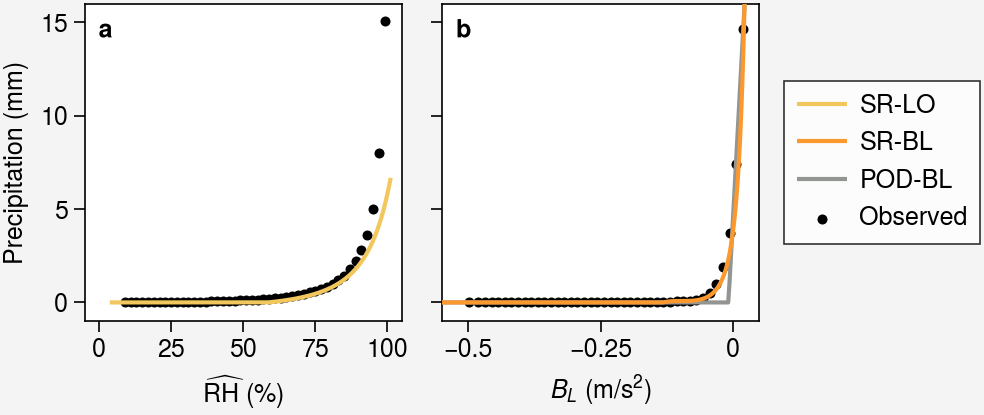
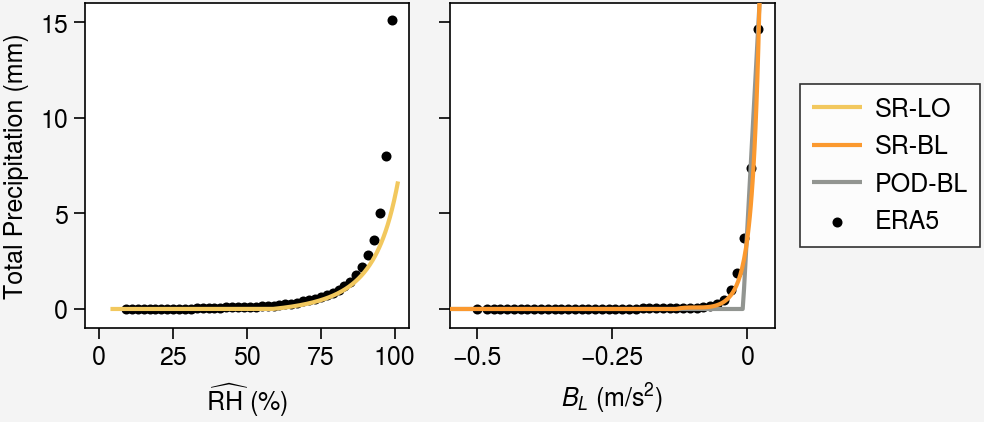
Code edit (unified diff) that turned the first committed figure into the second:
--- before
+++ after
@@ -47,11 +47,10 @@
 axs[0].format(xlabel=r'$\widehat{\mathrm{RH}}$ (%)',xlim=(-5,105),xticks=25)
 finite = np.isfinite(ymeans)
-axs[1].scatter(xbins[finite][::5],ymeans[finite][::5],color='k',marker='.',zorder=0,label='Observed')
+axs[1].scatter(xbins[finite][::5],ymeans[finite][::5],color='k',marker='.',zorder=0,label='ERA5')
 axs[1].plot(blswnat,Psrbl,color=COLORS['sr_bl'],lw=1.5,zorder=5,label=LABELS['sr_bl'])
 axs[1].plot(xbins,Ppodbl,color=podcolor,lw=1.5,zorder=4,label=podlabel)
 axs[1].format(xlabel=r'$\mathit{B_L}$ (m/s$^2$)',xlim=(-0.55,0.05),xticks=0.25)
-axs.format(grid=False,ylabel='Precipitation (mm)',ylim=(-1,16),yticks=5,titleloc='l')
+axs.format(grid=False,ylabel='Total Precipitation (mm)',ylim=(-1,16),yticks=5,titleloc='l')
 fig.legend(loc='r',ncols=1)
-fig.format(abc=True,abcloc='ul')
 pplt.show()
 fig.save('../figs/fig_3.jpg')

Commit: Fig. 3 edits